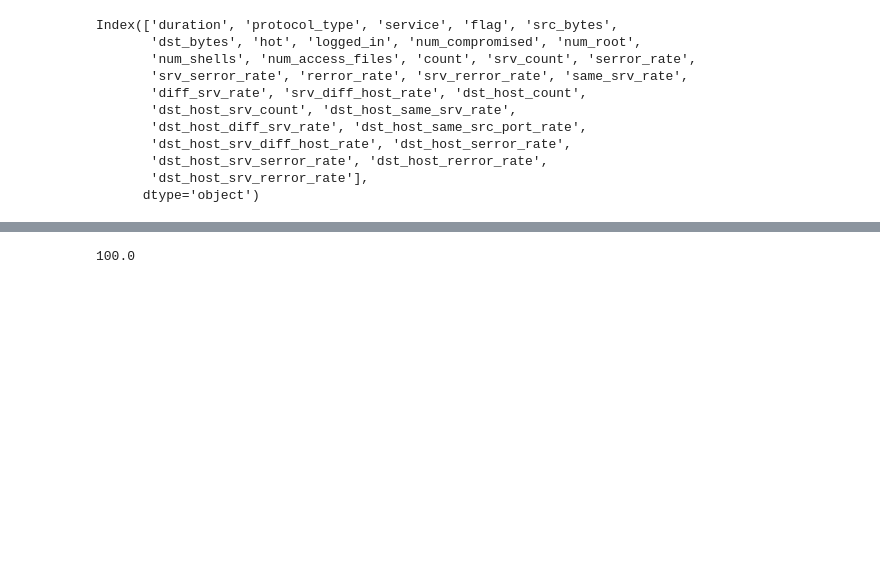
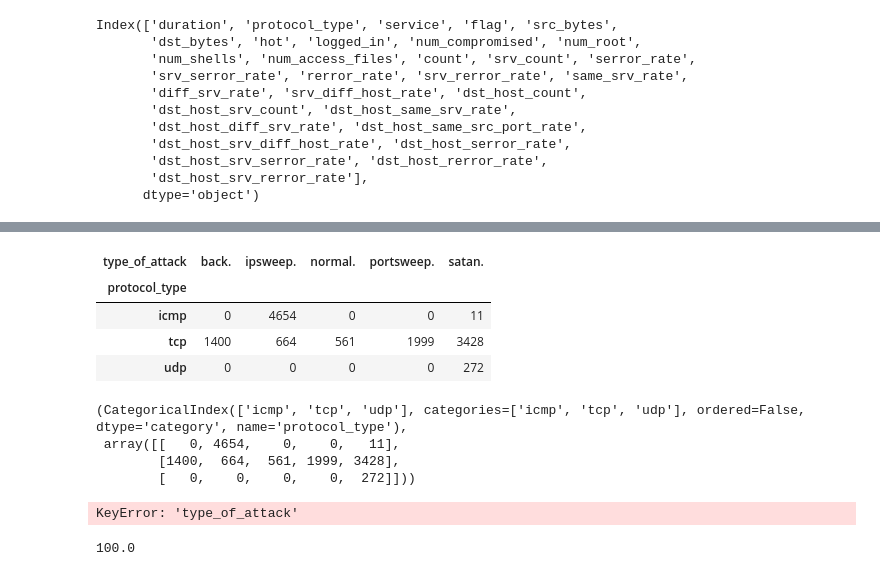
Before and after one commit to ysaidheeraj/network-attack-prediction, a Jupyter notebook: network_attack_prediction.ipynb, the cells around one changed output, grey strips where cells are left out. Cells and saved outputs as stored; diff of their text form; code cells hidden in the pictures; blank space fills up the shorter version.

Commit message:
title added

```diff
--- a/network_attack_prediction.ipynb
+++ b/network_attack_prediction.ipynb
@@ -190,3 +195,8 @@ dtype: int64
+# %%
+from sklearn.feature_selection import VarianceThreshold
+
+selector = VarianceThreshold()
+X = selector.fit_transform(X)
 # %%
 # Dropping columns that have a constant value (Here 0)
 const_value_cols = ['land', 'wrong_fragment', 'urgent', 'num_failed_logins', 'root_shell', 'su_attempted', 'num_file_creations', 'num_outbound_cmds', 'is_host_login', 'is_guest_login']
@@ -213,3 +243,33 @@ X[cat_attr] = X[cat_attr].astype('category')
+# %%
+distrib = pd.crosstab(X['protocol_type'], Y)
+distrib
+# %% [output]
+| type_of_attack | back. | ipsweep. | normal. | portsweep. | satan. |
+| protocol_type |  |  |  |  |  |
+| icmp | 0 | 4654 | 0 | 0 | 11 |
+| tcp | 1400 | 664 | 561 | 1999 | 3428 |
+| udp | 0 | 0 | 0 | 0 | 272 |
+# %%
+distrib.index, distrib.values
+# %% [output]
+(CategoricalIndex(['icmp', 'tcp', 'udp'], categories=['icmp', 'tcp', 'udp'], ordered=False, dtype='category', name='protocol_type'),
+ array([[   0, 4654,    0,    0,   11],
+        [1400,  664,  561, 1999, 3428],
+        [   0,    0,    0,    0,  272]]))
+# %%
+# Melt the data to create a long format for Plotly Express
+melted_cross_tab = pd.melt(distrib, id_vars='type_of_attack', var_name='protocol_type', value_name='frequency')
+
+# Create the stacked bar chart using Plotly Express
+bar_chart = px.bar(melted_cross_tab, x='protocol_type', y='frequency', color='type_of_attack', barmode='stack')
+
+# Customize the layout if needed
+bar_chart.update_layout(title='Cross-tabulation: Protocol Type vs. Type of Attack', xaxis_title='Protocol Type', yaxis_title='Frequency')
+
+# Display the bar chart
+bar_chart.show()
+# %% [output]
+KeyError: 'type_of_attack'
 # %%
 #Applying one hot encoding on the categorical attributes
 X = pd.get_dummies(columns=cat_attr, data = X, prefix=cat_attr, prefix_sep="_", drop_first=True)
```
Also changed, not shown: parts of 4 cells of this notebook.
